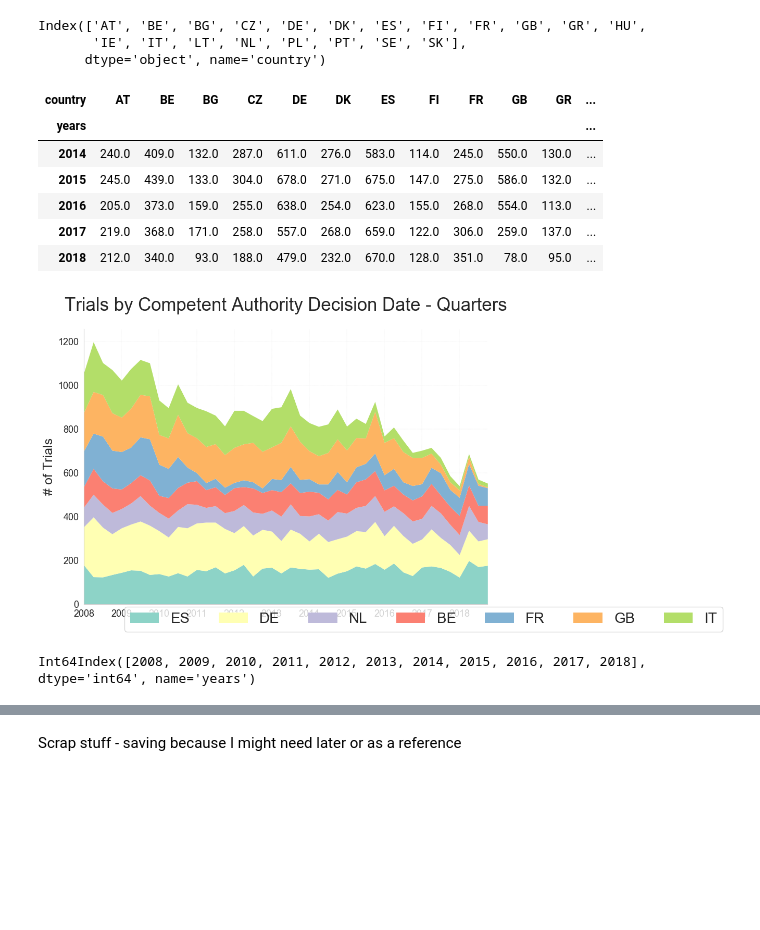
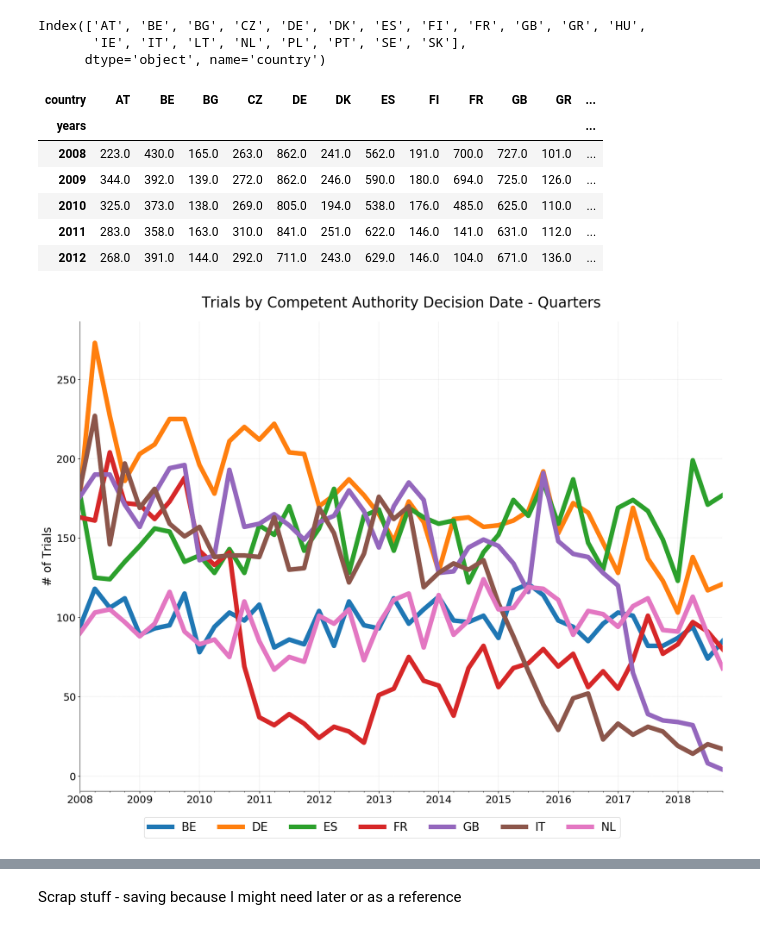
Before and after one commit to ebmdatalab/euctr_country_level_analysis, a Jupyter notebook: EUCTR Trends/Time Trends.ipynb, the cells around one changed output, grey strips where cells are left out. Drawn from its saved outputs; the diff is of its cells as text; code cells hidden in the pictures; blank space fills up the shorter version.

```diff
--- a/EUCTR Trends/Time Trends.ipynb
+++ b/EUCTR Trends/Time Trends.ipynb
@@ -59,8 +54,6 @@ Name: eudract_number, dtype: int64
 
 def process_data(data, quarters=False, small_filter=False, small_def=1000, thrd_filter=False, p1_filter=True):
     excluded_list = []
-    start_quarter = pd.to_datetime('2008-01').to_period('Q')
-    end_quarter = pd.to_datetime('2019-01').to_period('Q')
     if small_filter:
         trial_counts = data['eudract_number'].groupby(data.trial_location).count()
         x = list(trial_counts[trial_counts < small_def].index)
@@ -85,8 +78,8 @@ def process_data(data, quarters=False, small_filter=False, small_def=1000, thrd_
     combined.columns = ['cad', 'ethics', 'entered']
     if quarters:
         combined.index.names = ['country', 'quarters']
-        combined = combined.query('quarters < @end_quarter')
-        combined = combined.query('quarters >= @start_quarter')
+        combined = combined.query('quarters < 2019')
+        combined = combined.query('quarters >= 2008')
         time_i = combined.index.get_level_values(1)
     elif not quarters:
         combined.index.names = ['country', 'years']
@@ -120,15 +113,15 @@ Index(['AT', 'BE', 'BG', 'CZ', 'DE', 'DK', 'ES', 'FI', 'FR', 'GB', 'GR', 'HU',
        'IE', 'IT', 'LT', 'NL', 'PL', 'PT', 'SE', 'SK'],
       dtype='object', name='country')
 # %%
-pivoted_cad.tail()
+pivoted_cad.head()
 # %% [output]
 | country | AT | BE | BG | CZ | DE | DK | ES | FI | FR | GB | GR | ... |
 | years |  |  |  |  |  |  |  |  |  |  |  | ... |
-| 2014 | 240.0 | 409.0 | 132.0 | 287.0 | 611.0 | 276.0 | 583.0 | 114.0 | 245.0 | 550.0 | 130.0 | ... |
-| 2015 | 245.0 | 439.0 | 133.0 | 304.0 | 678.0 | 271.0 | 675.0 | 147.0 | 275.0 | 586.0 | 132.0 | ... |
-| 2016 | 205.0 | 373.0 | 159.0 | 255.0 | 638.0 | 254.0 | 623.0 | 155.0 | 268.0 | 554.0 | 113.0 | ... |
-| 2017 | 219.0 | 368.0 | 171.0 | 258.0 | 557.0 | 268.0 | 659.0 | 122.0 | 306.0 | 259.0 | 137.0 | ... |
-| 2018 | 212.0 | 340.0 | 93.0 | 188.0 | 479.0 | 232.0 | 670.0 | 128.0 | 351.0 | 78.0 | 95.0 | ... |
+| 2008 | 223.0 | 430.0 | 165.0 | 263.0 | 862.0 | 241.0 | 562.0 | 191.0 | 700.0 | 727.0 | 101.0 | ... |
+| 2009 | 344.0 | 392.0 | 139.0 | 272.0 | 862.0 | 246.0 | 590.0 | 180.0 | 694.0 | 725.0 | 126.0 | ... |
+| 2010 | 325.0 | 373.0 | 138.0 | 269.0 | 805.0 | 194.0 | 538.0 | 176.0 | 485.0 | 625.0 | 110.0 | ... |
+| 2011 | 283.0 | 358.0 | 163.0 | 310.0 | 841.0 | 251.0 | 622.0 | 146.0 | 141.0 | 631.0 | 112.0 | ... |
+| 2012 | 268.0 | 391.0 | 144.0 | 292.0 | 711.0 | 243.0 | 629.0 | 146.0 | 104.0 | 671.0 | 136.0 | ... |
 # %%
 def which_countries(data, total_trials, greater_than=True, thrd_filter = True):
     inc_states = []
@@ -145,34 +138,19 @@ def which_countries(data, total_trials, greater_than=True, thrd_filter = True):
 # %%
 included = which_countries(april_19, 4000)
 # %%
-import matplotlib.pyplot as plt
-import seaborn as sns
-
-sns.set_style("whitegrid",{'grid.color': '.9'})
-sns.set_palette("Set3",n_colors=14)
-
-# Reorder the columns by count in the last year
-df = pivoted_cad_q[included]
-df = df.reindex(df.loc['2018-01-01'].sort_values(ascending=False).index, axis=1)
-
-fig, ax = plt.subplots(figsize=(10,7), dpi = 100)
-df.plot(ax=ax, kind='area',  linewidth=0)
-plt.tick_params(axis='both', which='major', labelsize=13)
+fig, ax = plt.subplots(figsize=(20,15), dpi = 100)
+pivoted_cad_q[included].plot(ax=ax, linewidth=8)
+plt.tick_params(axis='both', which='major', labelsize=18)
 plt.title("Trials by Competent Authority Decision Date - Quarters", pad=25, fontsize=25)
 ax.xaxis.set_label_text('')
-ax.yaxis.set_label_text('# of Trials', fontsize=18)
+ax.yaxis.set_label_text('# of Trials', fontsize=20)
 ax.spines['top'].set_visible(False)
 ax.spines['right'].set_visible(False)
 ax.legend(loc=(.1,-.1), ncol = 7, fontsize = 20)
 ax.yaxis.grid(linestyle='--', linewidth=.25)
 ax.xaxis.grid(linestyle='--', linewidth=.25)
 plt.show()
 # %% [output]
-[figure, old version]
+[figure, new version]
-# %%
-df = pivoted_cad[included]
-df.index
-# %% [output]
-Int64Index([2008, 2009, 2010, 2011, 2012, 2013, 2014, 2015, 2016, 2017, 2018], dtype='int64', name='years')
 # %%
 fig, ax = plt.subplots(figsize=(20,15), dpi = 100)
```
Also changed, not shown: parts of 7 cells of this notebook.
